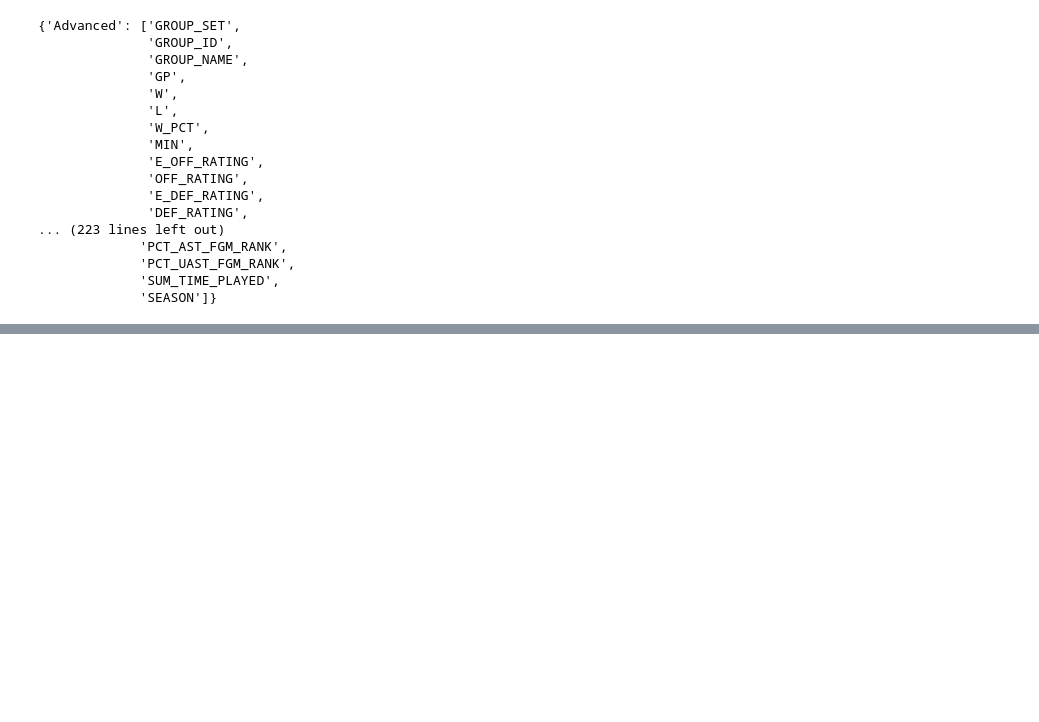
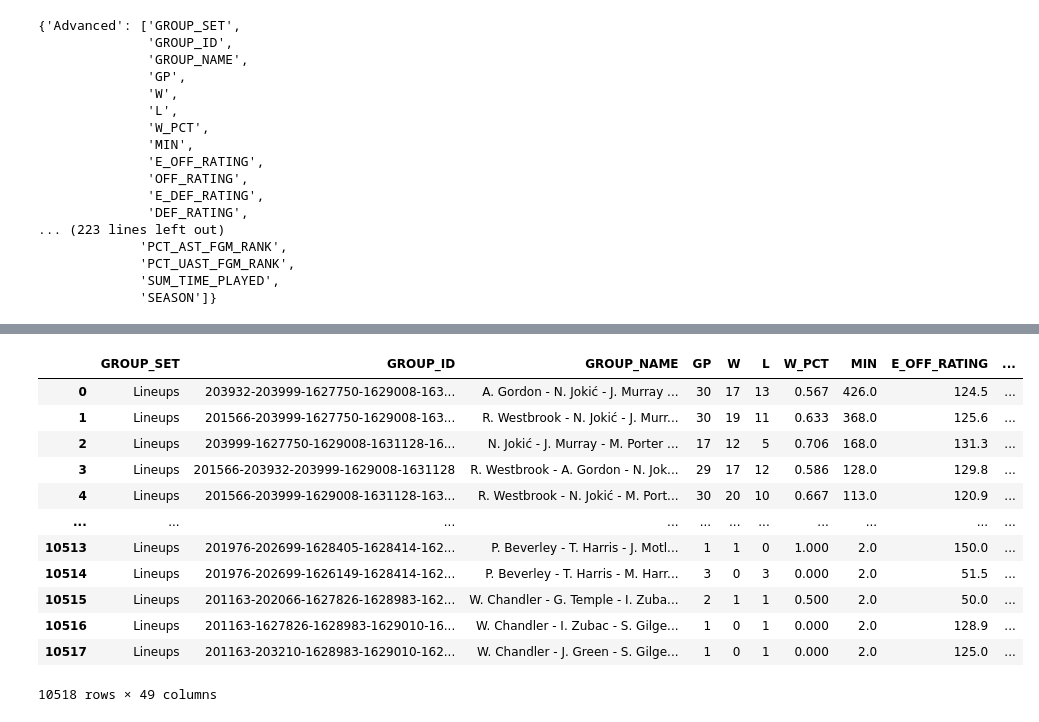
Before and after one commit to yuvalantman/NBA-lineup-archetypes-dashboard, a Jupyter notebook: notebooks/specific_data_for_visualizations.ipynb, the cells around one changed output, grey strips where cells are left out. Drawn from its saved outputs; the diff is of its cells as text; code cells hidden in the pictures; blank space fills up the shorter version.

```diff
--- a/notebooks/specific_data_for_visualizations.ipynb
+++ b/notebooks/specific_data_for_visualizations.ipynb
@@ -1023,0 +1043,18 @@ pprint(all_columns)
+# %%
+data_path = "../" + "data/interim/lineups/"
+df_advanced = pd.read_csv(data_path + "allstar_lineups_data_advanced_with_season.csv")
+df_advanced
+# %% [output]
+|  | GROUP_SET | GROUP_ID | GROUP_NAME | GP | W | L | W_PCT | MIN | E_OFF_RATING | ... |
+| 0 | Lineups | 203932-203999-1627750-1629008-163... | A. Gordon - N. Jokić - J. Murray ... | 30 | 17 | 13 | 0.567 | 426.0 | 124.5 | ... |
+| 1 | Lineups | 201566-203999-1627750-1629008-163... | R. Westbrook - N. Jokić - J. Murr... | 30 | 19 | 11 | 0.633 | 368.0 | 125.6 | ... |
+| 2 | Lineups | 203999-1627750-1629008-1631128-16... | N. Jokić - J. Murray - M. Porter ... | 17 | 12 | 5 | 0.706 | 168.0 | 131.3 | ... |
+| 3 | Lineups | 201566-203932-203999-1629008-1631128 | R. Westbrook - A. Gordon - N. Jok... | 29 | 17 | 12 | 0.586 | 128.0 | 129.8 | ... |
+| 4 | Lineups | 201566-203999-1629008-1631128-163... | R. Westbrook - N. Jokić - M. Port... | 30 | 20 | 10 | 0.667 | 113.0 | 120.9 | ... |
+| ... | ... | ... | ... | ... | ... | ... | ... | ... | ... | ... |
+| 10513 | Lineups | 201976-202699-1628405-1628414-162... | P. Beverley - T. Harris - J. Motl... | 1 | 1 | 0 | 1.000 | 2.0 | 150.0 | ... |
+| 10514 | Lineups | 201976-202699-1626149-1628414-162... | P. Beverley - T. Harris - M. Harr... | 3 | 0 | 3 | 0.000 | 2.0 | 51.5 | ... |
+| 10515 | Lineups | 201163-202066-1627826-1628983-162... | W. Chandler - G. Temple - I. Zuba... | 2 | 1 | 1 | 0.500 | 2.0 | 50.0 | ... |
+| 10516 | Lineups | 201163-1627826-1628983-1629010-16... | W. Chandler - I. Zubac - S. Gilge... | 1 | 0 | 1 | 0.000 | 2.0 | 128.9 | ... |
+| 10517 | Lineups | 201163-203210-1628983-1629010-162... | W. Chandler - J. Green - S. Gilge... | 1 | 0 | 1 | 0.000 | 2.0 | 125.0 | ... |
+10518 rows × 49 columns
```
Also changed, not shown: parts of 1 cell of this notebook, 16 other files.
